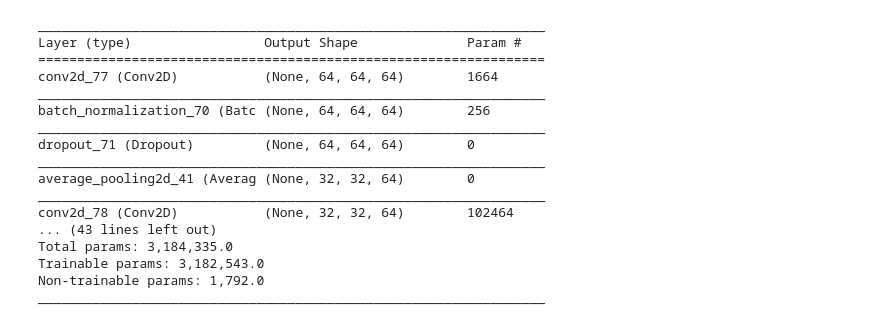
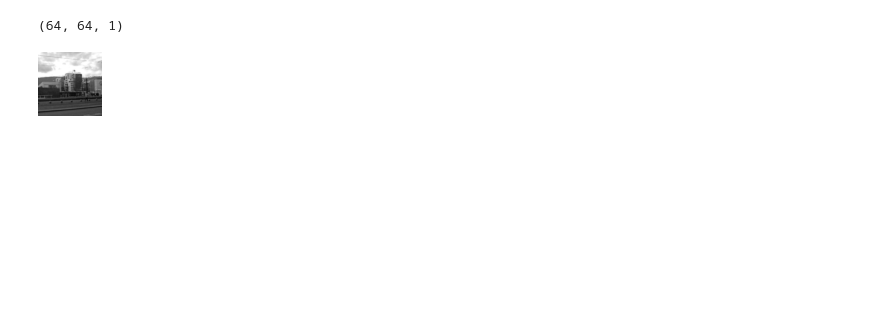
Before and after one commit to nate-parrott/juypter-notebooks, a Jupyter notebook: scene-recognition.ipynb, the cells around one changed output. Cells and saved outputs as stored; diff of their text form; code cells hidden in the pictures; blank space fills up the shorter version.

```diff
--- a/scene-recognition.ipynb
+++ b/scene-recognition.ipynb
@@ -11,7 +14,11 @@ from keras.backend import tf as ktf
+# %%
+def to_pil(img):
+    if img.shape[-1] == 1:
+        img = img[:,:,0] # these are grayscale
+    return Image.fromarray(np.clip(img * 255, 0, 255).astype(np.uint8))
 # %%
-dir = '../data/scenerec'
-
-categories = [c for c in os.listdir(os.path.join(dir, 'train')) if c[0] != '.']
+data_dir = '/Users/nateparrott/Documents/School/cv/proj6/data/15SceneData'
+categories = [c for c in os.listdir(os.path.join(data_dir, 'train')) if c[0] != '.']
 
 SIZE = 64
 
@@ -19,9 +26,9 @@ def load_dataset(name):
     images = []
     labels = []
     for cat in categories:
-        for filename in os.listdir(os.path.join(dir, name, cat)):
+        for filename in os.listdir(os.path.join(data_dir, name, cat)):
             if filename.endswith('.jpg'):
-                path = os.path.join(dir, name, cat, filename)
+                path = os.path.join(data_dir, name, cat, filename)
                 image = imread(path)
                 h,w = image.shape[:2]
                 # top-left crop
@@ -57,35 +55,6 @@ print len(categories)
-# %%
-model = models.Sequential()
-image_size = SIZE
-prev_channels = 1
-for i, channels in enumerate([64, 64, 128, 128, 256, 256]):
-    model.add(layers.Conv2D(channels, 5, input_shape=[image_size, image_size, prev_channels], padding='same', activation='relu'))
-    prev_channels = channels
-    model.add(layers.BatchNormalization())
-    model.add(layers.Dropout(0.4))
-    model.add(layers.AveragePooling2D(pool_size=(2,2)))
-    image_size /= 2
-model.add(layers.Flatten())
-model.add(layers.Dense(len(categories), activation='softmax'))
-model.compile(loss=keras.losses.sparse_categorical_crossentropy,
-              optimizer=keras.optimizers.Adam(lr=1e-4),
-              metrics=['accuracy'])
-model.summary()
-# %% [output]
-_________________________________________________________________
-Layer (type)                 Output Shape              Param #
-=================================================================
-conv2d_77 (Conv2D)           (None, 64, 64, 64)        1664
-_________________________________________________________________
-batch_normalization_70 (Batc (None, 64, 64, 64)        256
-_________________________________________________________________
-dropout_71 (Dropout)         (None, 64, 64, 64)        0
-_________________________________________________________________
-average_pooling2d_41 (Averag (None, 32, 32, 64)        0
-_________________________________________________________________
-conv2d_78 (Conv2D)           (None, 32, 32, 64)        102464
-... (43 lines left out)
-Total params: 3,184,335.0
-Trainable params: 3,182,543.0
-Non-trainable params: 1,792.0
-_________________________________________________________________
+# %%
+print trainx[0].shape
+to_pil(random.choice(trainx))
+# %% [output]
+(64, 64, 1)
+[figure, added]
```
Also changed, not shown: parts of 4 cells of this notebook, 3 other files.
